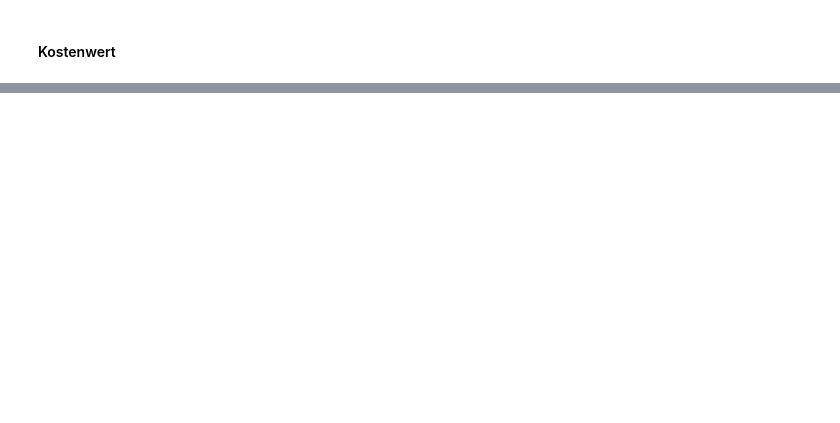
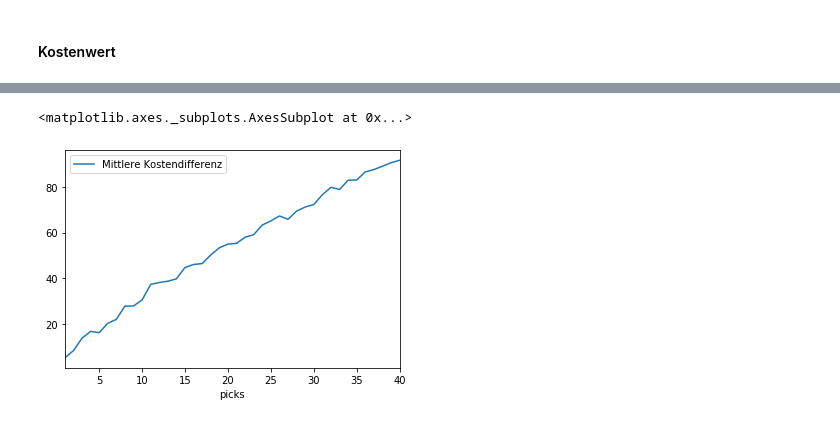
Before and after one commit to lukasleist/Order-Picking, a Jupyter notebook: goetschalckx.ipynb, the cells around one changed output, grey strips where cells are left out. Drawn from its saved outputs; the diff is of its cells as text; code cells hidden in the pictures; blank space fills up the shorter version.

```diff
--- a/goetschalckx.ipynb
+++ b/goetschalckx.ipynb
@@ -520,0 +555,7 @@ np.mean(c1['number_remote_stops'] - c1['stops_difference'])
+# %%
+comparisons['Mittlere Kostendifferenz'] = comparisons['cost_difference'] * -1
+comparisons['Differenz der Haltanzahl'] = comparisons['stops_difference']
+comparisons.groupby(['picks'])[['Mittlere Kostendifferenz']].mean().plot()
+# %% [output]
+<matplotlib.axes._subplots.AxesSubplot at 0x...>
+[figure, added]
```
Also changed, not shown: parts of 14 cells of this notebook, 1 other file.
